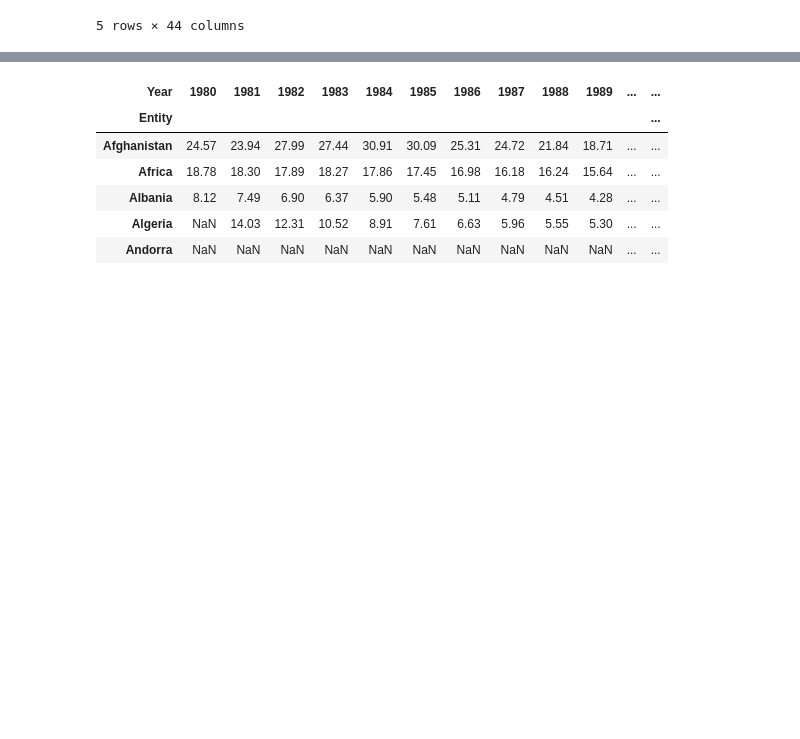
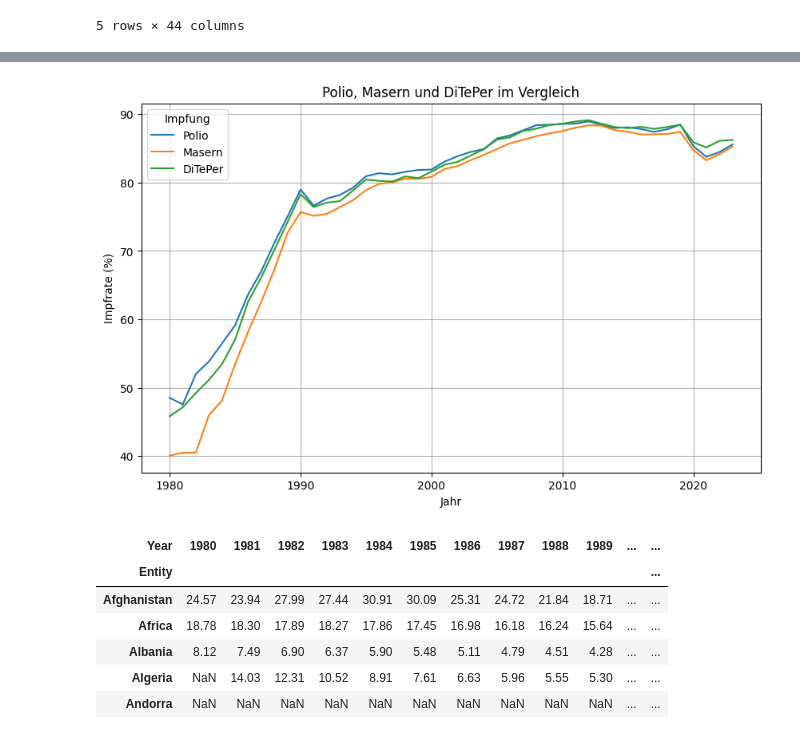
Before and after one commit to gandlea/LN-2-HS2025, a Jupyter notebook: Leistungsnachweis.ipynb, the cells around one changed output, grey strips where cells are left out. Saved outputs shown, nothing was run; the diff lists cells and outputs as text; code cells hidden in the pictures; blank space fills up the shorter version.

```diff
--- a/Leistungsnachweis.ipynb
+++ b/Leistungsnachweis.ipynb
@@ -112,3 +129,23 @@ df_pivot_diteper.head()
 | Algeria | NaN | NaN | NaN | NaN | NaN | 69.000000 | 73.00000 | 79.00000 | 85.000000 | 87.00000 | ... | ... |
 | Andorra | NaN | NaN | NaN | NaN | NaN | NaN | NaN | NaN | NaN | NaN | ... | ... |
 5 rows × 44 columns
+# %%
+import pandas as pd
+
+# 1. Einzel-DataFrames für jede Impfung bauen
+polio = rename_df[["Entity", "Year", "Polio Vaccine Coverage"]].copy()
+polio = polio.rename(columns={"Polio Vaccine Coverage": "Rate"})
+polio["Impfung"] = "Polio"
+
+measles = rename_df[["Entity", "Year", "Measles Vaccine Coverage"]].copy()
+measles = measles.rename(columns={"Measles Vaccine Coverage": "Rate"})
+measles["Impfung"] = "Masern"
+
+diteper = rename_df[["Entity", "Year", "Di te per Vaccine Coverage"]].copy()
+diteper = diteper.rename(columns={"Di te per Vaccine Coverage": "Rate"})
+diteper["Impfung"] = "DiTePer"
+
+# 2. Mit concat untereinander kleben
+df_concat = pd.concat([polio, measles, diteper], axis=0, ignore_index=True)
+
+df_concat.head()
@@ -115,3 +159,16 @@ df_pivot_diteper.head()
+# %%
+import seaborn as sns
+import matplotlib.pyplot as plt
+
+plt.figure(figsize=(10, 6))
+sns.lineplot(data=df_concat, x="Year", y="Rate", hue="Impfung",errorbar=None)
+plt.title("Polio, Masern und DiTePer im Vergleich")
+plt.xlabel("Jahr")
+plt.ylabel("Impfrate (%)")
+plt.grid(True)
+plt.show()
+# %% [output]
+[figure, added]
 # %%
 df_pivot_mort = rename_df.pivot(index='Entity', columns="Year", values= 'Child Mortality Rate')
 df_pivot_mort.head()
```
Also changed, not shown: parts of 4 cells of this notebook.
